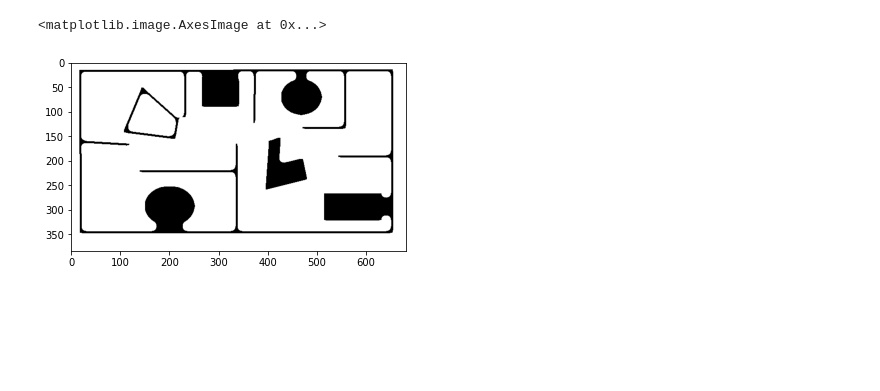
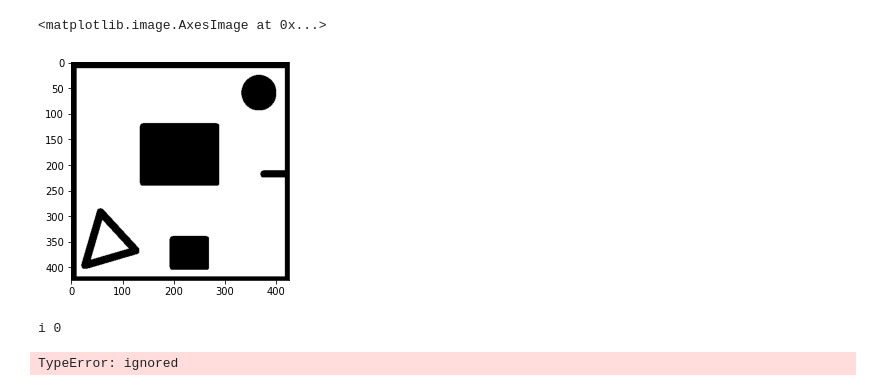
Before and after one commit to loaydatrain/Robotics-Planning-and-Navigation, a Jupyter notebook: assignment1/rrt.ipynb, the cells around one changed output. Cells and saved outputs as stored; diff of their text form; code cells hidden in the pictures; blank space fills up the shorter version.

Commit message:
fixed path separated into holo/nonholo

```diff
--- a/assignment1/rrt.ipynb
+++ b/assignment1/rrt.ipynb
@@ -10,19 +11,18 @@ import itertools
 # %%
 #assuming the robot is circular in shape
 def configspace(img,L):
-    circle=np.zeros([2*L,2*L,3],dtype=np.uint8)
-    circle=cv2.circle(circle,(L,L), L, (255,255,255), -1)
+    circle=np.zeros([2*L+2,2*L+2,3],dtype=np.uint8)
+    circle=cv2.circle(circle,(L,L), L+1, (255,255,255), -1)
     struct_element=cv2.cvtColor(circle, cv2.COLOR_BGR2GRAY)
     struct_element[struct_element>0]=1
-    # plt.imshow(struct_element.astype(np.uint8))
-    # print(struct_element)
     closing = cv2.morphologyEx(img, cv2.MORPH_OPEN, struct_element)
-    return closing
+    dilation = cv2.erode(img,struct_element,iterations = 1)
+    return dilation
 
-img=cv2.imread("untitled.png")
+img=cv2.imread("/content/sq_maze.png")
 # plt.imshow(img.astype(np.uint8))
-closed=configspace(img, 10)
-plt.imshow(closed.astype(np.uint8))
+dilate=configspace(img, 5)
+plt.imshow((dilate).astype(np.uint8))
 # %% [output]
 <matplotlib.image.AxesImage at 0x...>
-[figure, old version]
+[figure, new version]
@@ -125,0 +132,17 @@ def dfs(cur,des,path):
+# %%
+t1 = [[30,30]]
+t2 = [[400,400]]
+t1 = np.asarray(t1)
+t2 = np.asarray(t2)
+# img = 255*np.ones((200,200,3))
+img = cv2.imread("/content/sq_maze.png")
+cv2.circle(img,tuple(t2[0]), 5, (255,0,0), -1)
+gra = {}
+vis = {}
+opt = []
+temp=[]
+path = rrt_holon(img,t1,t2)
+plt.imshow(img)
+# %% [output]
+i 0
+TypeError: ignored
```
Also changed, not shown: parts of 11 cells of this notebook, 4 other files.
